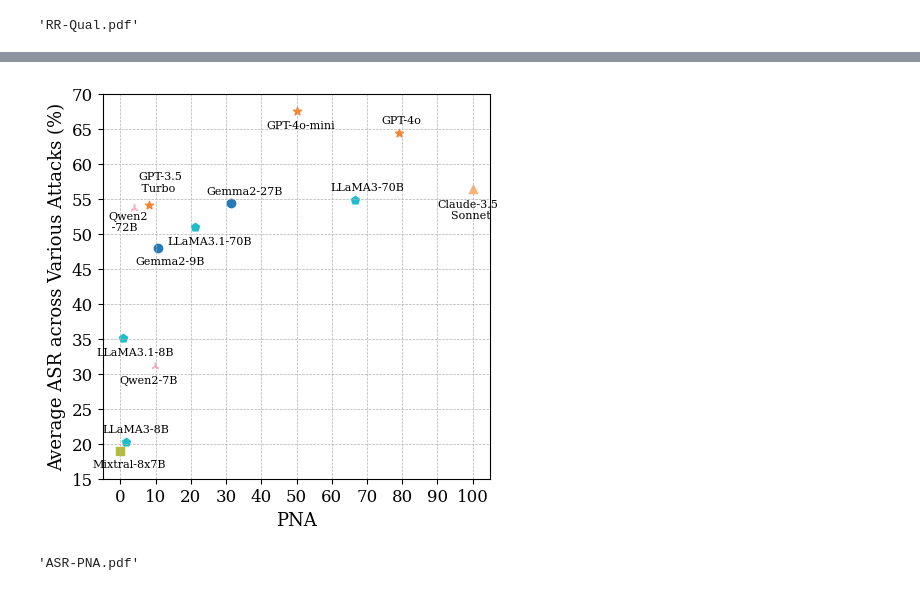
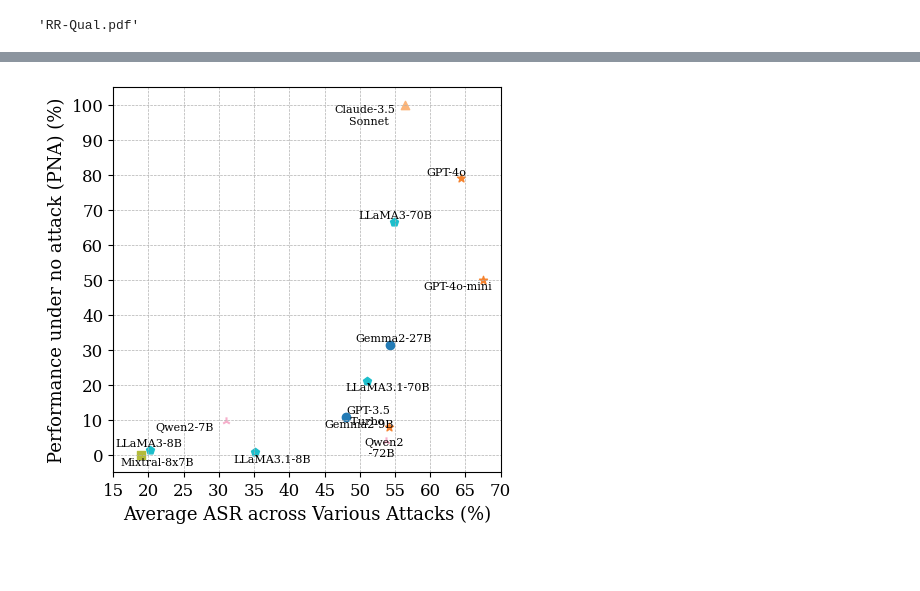
Before and after one commit to Zhang-Henry/AIOS_agent, a Jupyter notebook: visualize/visualize.ipynb, the cells around one changed output, grey strips where cells are left out. Cells and saved outputs as stored; diff of their text form; code cells hidden in the pictures; blank space fills up the shorter version.

```diff
--- a/visualize/visualize.ipynb
+++ b/visualize/visualize.ipynb
@@ -214,11 +294,11 @@ import matplotlib.pyplot as plt
 
 plt.rcParams['font.family'] = 'serif'
 
-# Data points for FNR and FPR
-x = [10.75, 31.50, 1.50, 66.50, 0.75, 21.25, 0.00, 9.75, 4.00, 100.00, 8.00, 79.00, 50.00]
-y = [48.01,54.34,20.26,54.84,35.13,50.97,19.01,31.06,53.70,56.44,54.16,64.41,67.55]
-model_name = ["Gemma2-9B","Gemma2-27B","LLaMA3-8B","LLaMA3-70B","LLaMA3.1-8B","LLaMA3.1-70B","Mixtral-8x7B","Qwen2-7B","Qwen2\n -72B",
-              "Claude-3.5\n    Sonnet","GPT-3.5\n Turbo","GPT-4o","GPT-4o-mini"]
+# Data points with x and y swapped
+x = [48.01, 54.34, 20.26, 54.84, 35.13, 50.97, 19.01, 31.06, 53.70, 56.44, 54.16, 64.41, 67.55]  # Average ASR
+y = [10.75, 31.50, 1.50, 66.50, 0.75, 21.25, 0.00, 9.75, 4.00, 100.00, 8.00, 79.00, 50.00]  # PNA
+model_name = ["Gemma2-9B", "Gemma2-27B", "LLaMA3-8B", "LLaMA3-70B", "LLaMA3.1-8B", "LLaMA3.1-70B", "Mixtral-8x7B",
+              "Qwen2-7B", "Qwen2\n -72B", "Claude-3.5\n    Sonnet", "GPT-3.5\n Turbo", "GPT-4o", "GPT-4o-mini"]
 colors = [(36 / 255, 123 / 255, 181 / 255),
           (36 / 255, 123 / 255, 181 / 255),
           (28 / 255, 190 / 255, 203 / 255),
@@ -229,48 +309,44 @@ colors = [(36 / 255, 123 / 255, 181 / 255),
           (246 / 255, 175 / 255, 203 / 255),
           (246 / 255, 175 / 255, 203 / 255),
           (251 / 255, 181 / 255, 122 / 255),
           (245 / 255, 131 / 255, 47 / 255),
           (245 / 255, 131 / 255, 47 / 255),
           (245 / 255, 131 / 255, 47 / 255)]
-marker = ["o","o","p","p","p","p","s","2","2","^","*","*","*"]
+marker = ["o", "o", "p", "p", "p", "p", "s", "2", "2", "^", "*", "*", "*"]
+
 # Adjusting the font size for better visibility
 plt.figure(figsize=(5, 5))
-#plt.plot(FNR, FPR, 'o', label='ASR vs Quality Curve')
+
 for i, (xx, yy) in enumerate(zip(x, y)):
-    plt.scatter(x[i], y[i], c = colors[i], marker=marker[i])
+    plt.scatter(xx, yy, c=colors[i], marker=marker[i])
 
-# Adding grid lines every 0.1
-plt.xticks([i*10 for i in range(0, 11)], fontsize=12)
-plt.yticks([i*5 for i in range(3, 15)], fontsize=12)
+# Adding grid lines
+plt.xticks([i * 5 for i in range(3, 15)], fontsize=12)
+plt.yticks([i * 10 for i in range(0, 11)], fontsize=12)
 plt.grid(True, which='both', linestyle='--', linewidth=0.5)
 
 # Adding coordinates to each point with two decimal places, alternating left and right for overlapping points
 for i, (x, y) in enumerate(zip(x, y)):
-    # Adjusting text placement to ensure labels do not go outside the plot area
     if model_name[i] in ["Mixtral-8x7B", "LLaMA3.1-8B", "Gemma2-9B", "LLaMA3.1-70B", "Qwen2\n -72B"]:
-        plt.text(x + -2 - len(model_name[i]) / 2, y - 2, model_name[i], fontsize=8, ha='left', va='center')
+        plt.text(x - 3, y - 2, model_name[i], fontsize=8, ha='left', va='center')
     elif model_name[i] in ["LLaMA3-8B", "Gemma2-27B", "LLaMA3-70B", "GPT-4o"]:
-        plt.text(x + -2 - len(model_name[i]) / 2, y + 1.8, model_name[i], fontsize=8, ha='left', va='center')
+        plt.text(x - 5, y + 1.8, model_name[i], fontsize=8, ha='left', va='center')
     elif model_name[i] in ["Claude-3.5\n    Sonnet"]:
         plt.text(x - 10, y - 3, model_name[i], fontsize=8, ha='left', va='center')
     elif model_name[i] in ["GPT-4o-mini"]:
         plt.text(x - 8.5, y - 2, model_name[i], fontsize=8, ha='left', va='center')
     elif model_name[i] in ["GPT-3.5\n Turbo"]:
-        plt.text(x - 3, y + 3.2, model_name[i], fontsize=8, ha='left', va='center')
+        plt.text(x - 6, y + 3.2, model_name[i], fontsize=8, ha='left', va='center')
     else:
         plt.text(x - 10, y - 2, model_name[i], fontsize=8, ha='left', va='center')
 
 # Setting larger labels and title
-plt.xlabel('PNA', fontsize=13)
-plt.ylabel('Average ASR across Various Attacks (%)', fontsize=13)
-#plt.legend(fontsize=14)
+plt.xlabel('Average ASR across Various Attacks (%)', fontsize=13)
+plt.ylabel('Performance under no attack (PNA) (%)', fontsize=13)
 
 # Save the plot as a PDF file with larger font sizes
-pdf_file_path_large_font = 'ASR-PNA.pdf'
+pdf_file_path_large_font = 'ASR-vs-PNA-Reversed.pdf'
 plt.savefig(pdf_file_path_large_font, format='pdf')
 plt.show()
-
-pdf_file_path_large_font
 # %% [output]
-[figure, old version]
+[figure, new version]
-'ASR-PNA.pdf'
```
Also changed, not shown: parts of 2 cells of this notebook, 49 other files.
